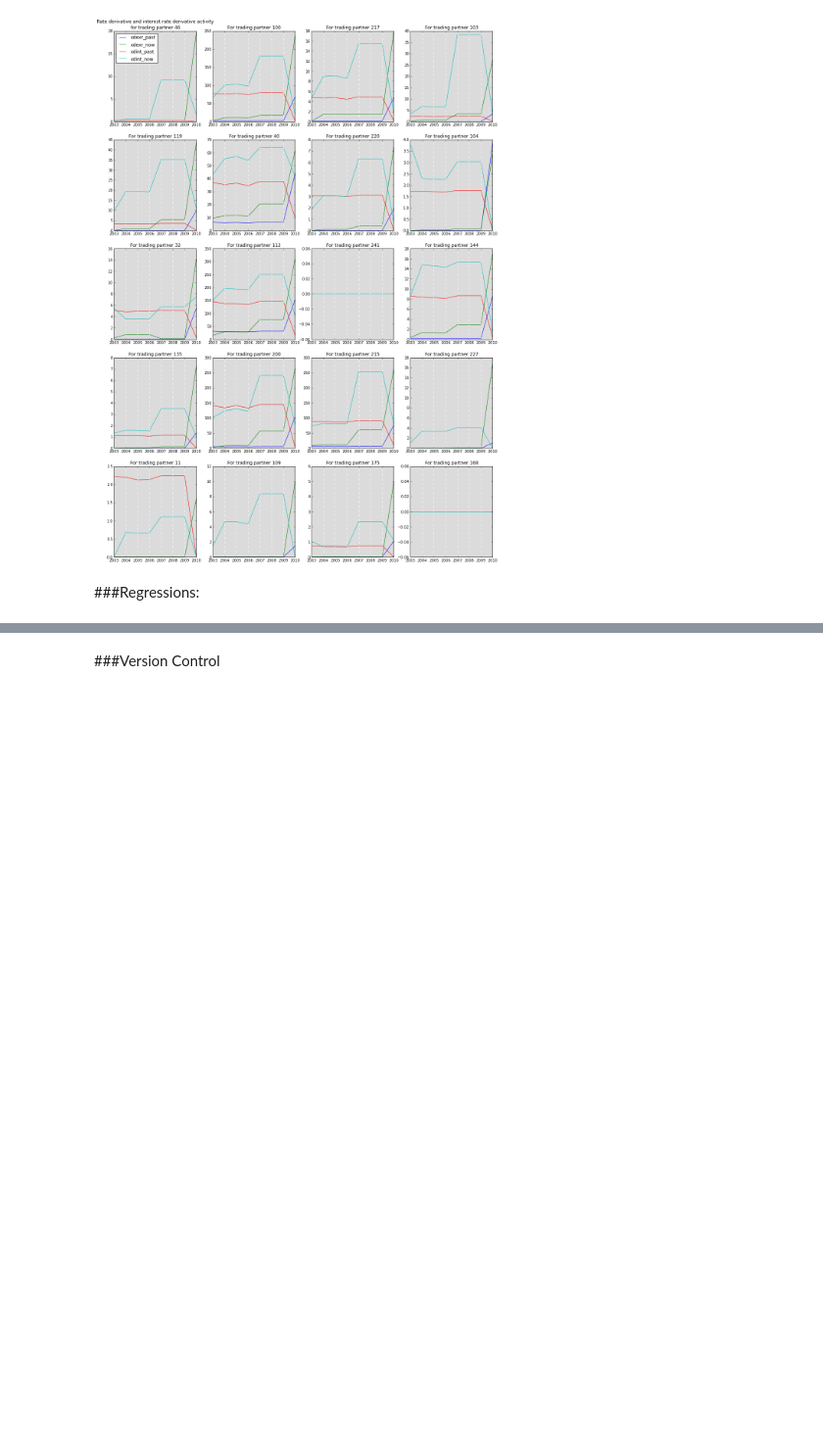
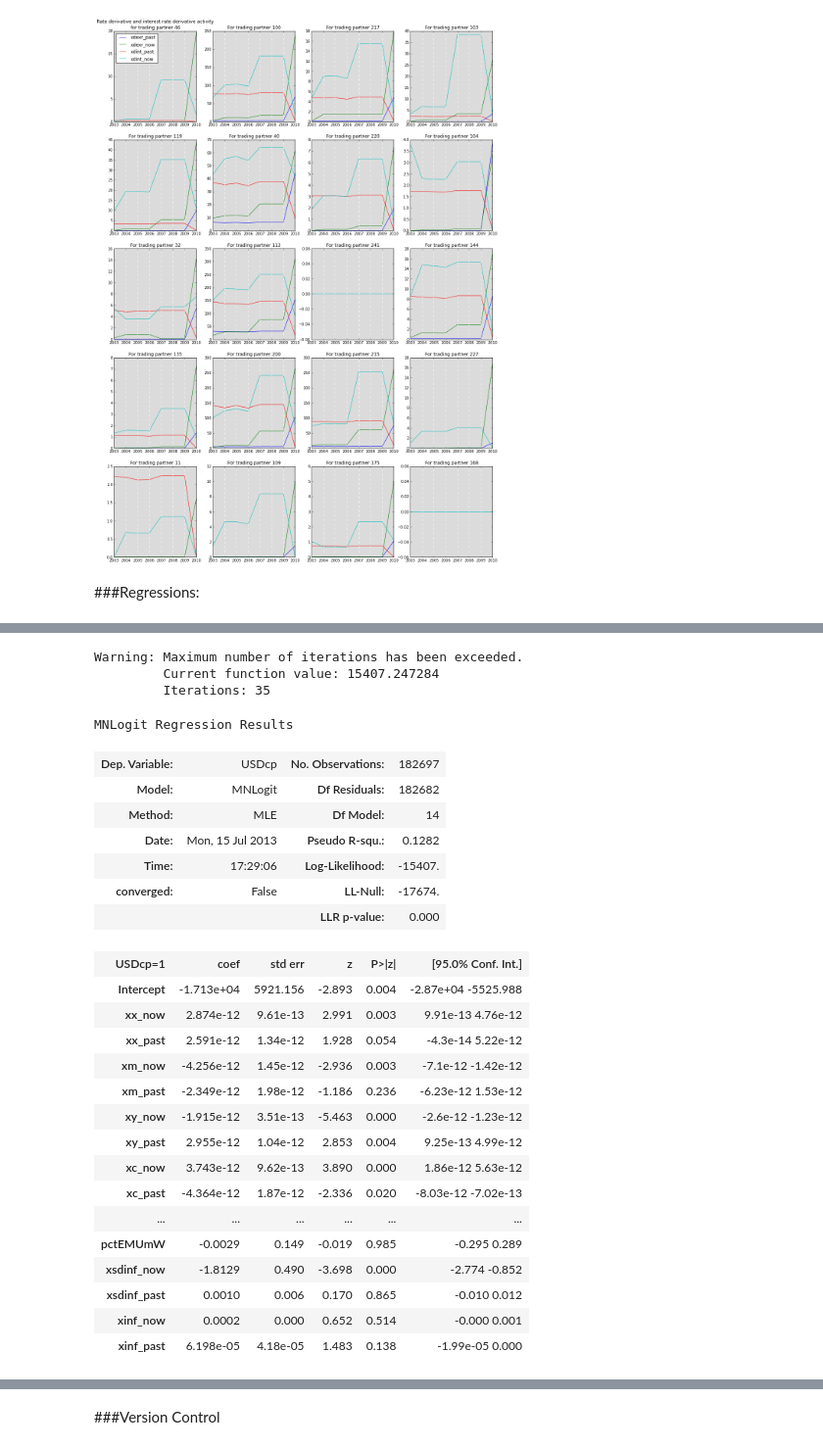
Before and after one commit to agconti/US_Dollar_Vehicle_Currency, a Jupyter notebook: Italian Trade/US_Dollar_Vehicle_Currency.ipynb, the cells around one changed output, grey strips where cells are left out. Shown at 98% size. Cells and saved outputs as stored; diff of their text form; code cells hidden in the pictures; blank space fills up the shorter version.

```diff
--- a/Italian Trade/US_Dollar_Vehicle_Currency.ipynb
+++ b/Italian Trade/US_Dollar_Vehicle_Currency.ipynb
@@ -381,0 +414,38 @@ NameError: name 'ml_form' is not defined
+# %%
+exporter_currency_health = ' + xsdinf_now + xsdinf_past + xinf_now + xinf_past'
+formula = dependent_var + economic_strength + exchange_rate_activity + dexr_interest_activity + exporter_currency_health
+# %%
+y, x = dmatrices(formula, data=df.dropna(), return_type='dataframe')# Prepare dataframe for regression
+mod = MNLogit(y, x)                                                 # Describe model, so it can be fitted
+res4 = mod.fit()                                                    # Fit model
+
+results['exporter_currency_health']=[res4, formula]                         # save results for later
+res4.summary()                                                      # Summarize model
+# %% [output]
+Warning: Maximum number of iterations has been exceeded.
+         Current function value: 15407.247284
+         Iterations: 35
+MNLogit Regression Results
+| Dep. Variable: | USDcp | No. Observations: | 182697 |
+| Model: | MNLogit | Df Residuals: | 182682 |
+| Method: | MLE | Df Model: | 14 |
+| Date: | Mon, 15 Jul 2013 | Pseudo R-squ.: | 0.1282 |
+| Time: | 17:29:06 | Log-Likelihood: | -15407. |
+| converged: | False | LL-Null: | -17674. |
+|  |  | LLR p-value: | 0.000 |
+| USDcp=1 | coef | std err | z | P>|z| | [95.0% Conf. Int.] |
+| Intercept | -1.713e+04 | 5921.156 | -2.893 | 0.004 | -2.87e+04 -5525.988 |
+| xx_now | 2.874e-12 | 9.61e-13 | 2.991 | 0.003 | 9.91e-13 4.76e-12 |
+| xx_past | 2.591e-12 | 1.34e-12 | 1.928 | 0.054 | -4.3e-14 5.22e-12 |
+| xm_now | -4.256e-12 | 1.45e-12 | -2.936 | 0.003 | -7.1e-12 -1.42e-12 |
+| xm_past | -2.349e-12 | 1.98e-12 | -1.186 | 0.236 | -6.23e-12 1.53e-12 |
+| xy_now | -1.915e-12 | 3.51e-13 | -5.463 | 0.000 | -2.6e-12 -1.23e-12 |
+| xy_past | 2.955e-12 | 1.04e-12 | 2.853 | 0.004 | 9.25e-13 4.99e-12 |
+| xc_now | 3.743e-12 | 9.62e-13 | 3.890 | 0.000 | 1.86e-12 5.63e-12 |
+| xc_past | -4.364e-12 | 1.87e-12 | -2.336 | 0.020 | -8.03e-12 -7.02e-13 |
+| ... | ... | ... | ... | ... | ... |
+| pctEMUmW | -0.0029 | 0.149 | -0.019 | 0.985 | -0.295 0.289 |
+| xsdinf_now | -1.8129 | 0.490 | -3.698 | 0.000 | -2.774 -0.852 |
+| xsdinf_past | 0.0010 | 0.006 | 0.170 | 0.865 | -0.010 0.012 |
+| xinf_now | 0.0002 | 0.000 | 0.652 | 0.514 | -0.000 0.001 |
+| xinf_past | 6.198e-05 | 4.18e-05 | 1.483 | 0.138 | -1.99e-05 0.000 |
```
Also changed, not shown: parts of 16 cells of this notebook.
